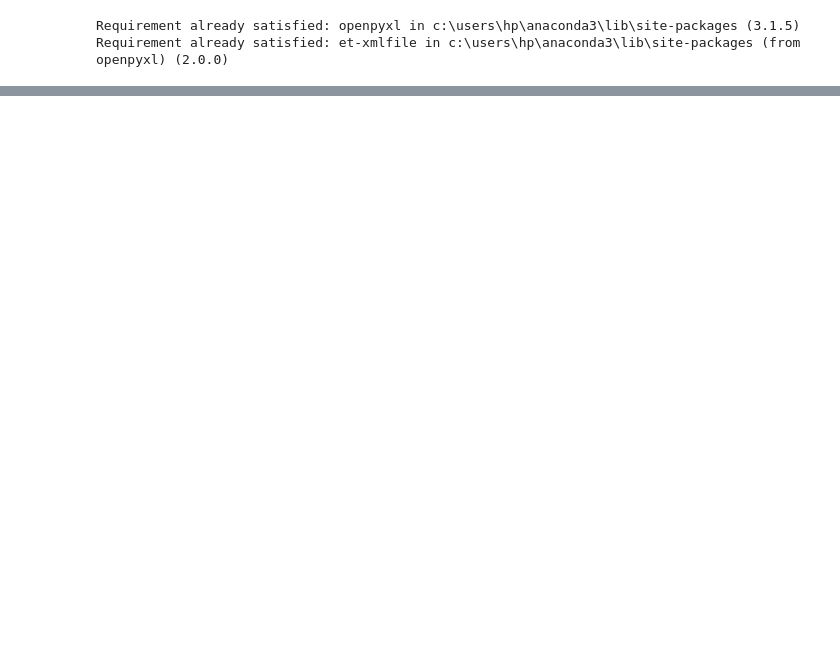
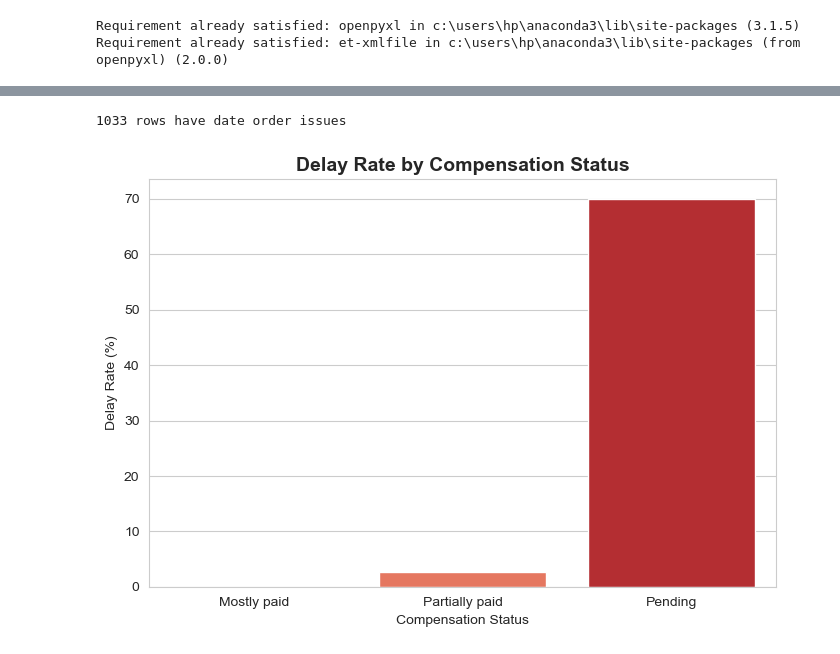
Before and after one commit to Butkii025/BhuNirvighna-Ai, a Jupyter notebook: notebook.ipynb, the cells around one changed output, grey strips where cells are left out. Cells and saved outputs as stored; diff of their text form; code cells hidden in the pictures; blank space fills up the shorter version.

Commit message:
updated visuals

```diff
--- a/notebook.ipynb
+++ b/notebook.ipynb
@@ -42,0 +101,19 @@ Requirement already satisfied: et-xmlfile in c:\users\hp\anaconda3\lib\site-pack
+# %%
+date_cols = ['Sanction_Date','3A_Notification_Date','3D_Notification_Date',
+             'Award_Date','Payment_Date','Possession_Date']
+for c in date_cols:
+    df[c] = pd.to_datetime(df[c])
+# %%
+# Flag rows where dates are out of logical order
+
+df['date_issue'] = (
+    (df['3D_Notification_Date'] < df['3A_Notification_Date']) |
+    (df['Award_Date'] < df['3D_Notification_Date'])
+)
+print(df['date_issue'].sum(), "rows have date order issues")
+# %% [output]
+1033 rows have date order issues
+# %%
+# drop them for clean training
+
+df_clean = df[~df['date_issue']].copy()
@@ -42,0 +125,27 @@ Requirement already satisfied: et-xmlfile in c:\users\hp\anaconda3\lib\site-pack
+# %%
+import matplotlib.pyplot as plt
+import seaborn as sns
+import os
+
+sns.set_style("whitegrid")
+os.makedirs("visuals", exist_ok=True)
+# %%
+# Delay Rate by Compensation Status
+
+
+plt.figure(figsize=(7,5))
+
+comp_delay = df_clean.groupby('Compensation_Status')['Delay_Label'].mean().sort_values() * 100
+sns.barplot(x=comp_delay.index, y=comp_delay.values, hue=comp_delay.index, palette="Reds", legend=False)
+
+plt.title("Delay Rate by Compensation Status", fontsize=14, fontweight='bold')
+
+plt.ylabel("Delay Rate (%)")
+plt.xlabel("Compensation Status")
+
+plt.tight_layout()
+plt.savefig("visuals/01_delay_by_compensation_status.png", dpi=200)
+
+plt.show()
+# %% [output]
+[figure, added]
```
Also changed, not shown: parts of 16 cells of this notebook, 1 other file.
